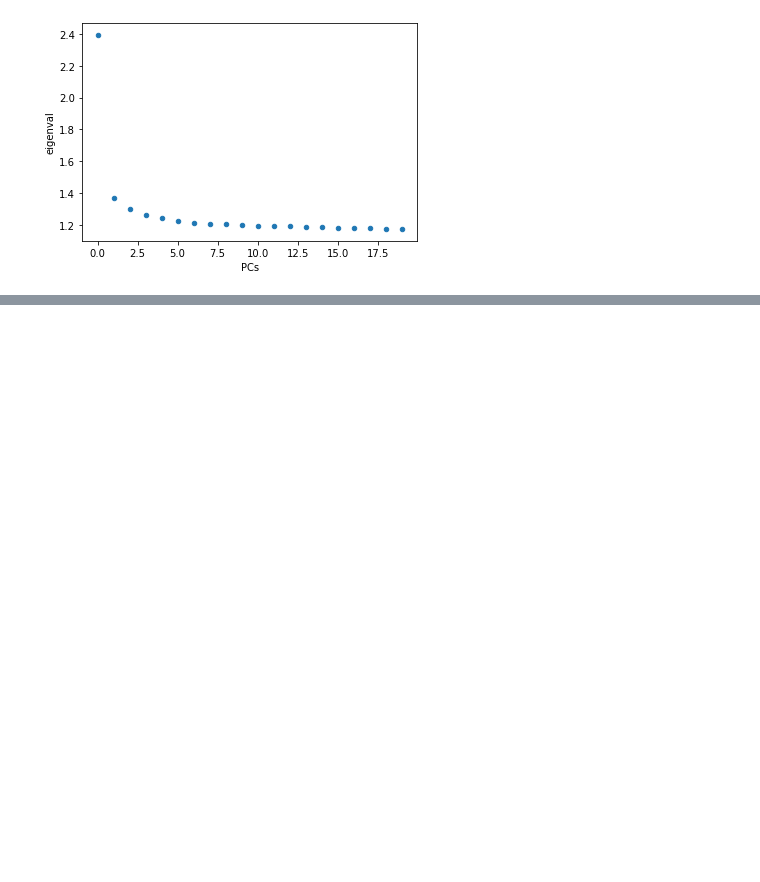
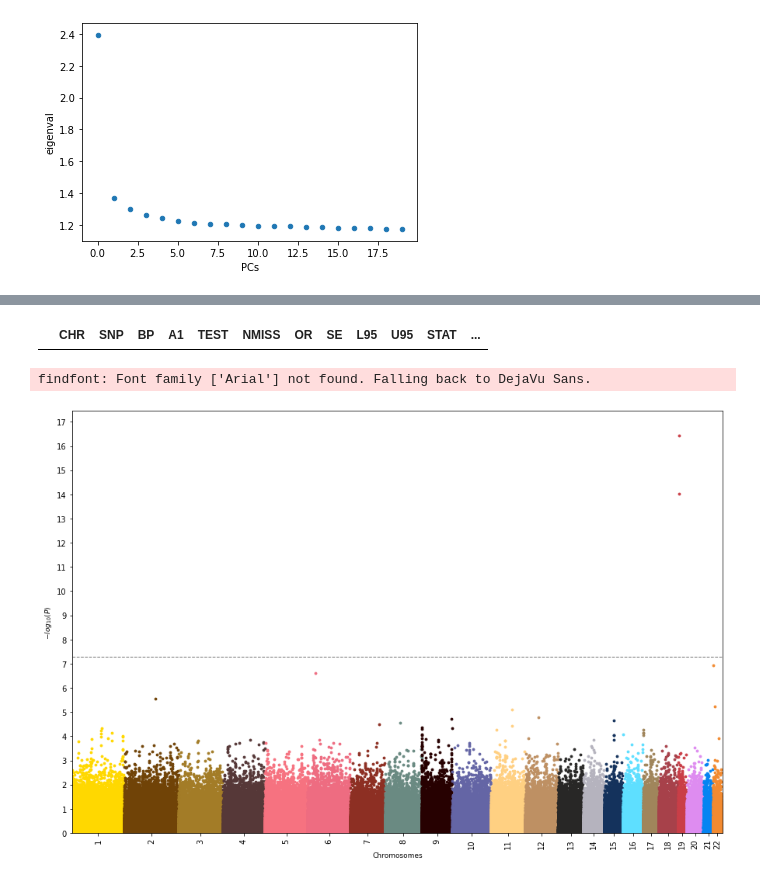
Before and after one commit to TonyZhanghm/DSC180B_Genome_01, a Jupyter notebook: notebooks/Untitled.ipynb, the cells around one changed output, grey strips where cells are left out. Drawn from its saved outputs; the diff is of its cells as text; code cells hidden in the pictures; blank space fills up the shorter version.

```diff
--- a/notebooks/Untitled.ipynb
+++ b/notebooks/Untitled.ipynb
@@ -160,0 +233,10 @@ plot_eigenval('../data/pca.eigenval')
+# %%
+temp=df[(df['BP']>(row['start']-50000000)) & (df['BP']<(row['end']+50000000)) & (df['CHR']==1)]
+temp
+# %% [output]
+|  | CHR | SNP | BP | A1 | TEST | NMISS | OR | SE | L95 | U95 | STAT | ... |
+# %%
+visuz.marker.mhat(df=df, chr='CHR',pv='P', show=True, gwas_sign_line=True, dim=(15,10))
+# %% [output]
+findfont: Font family ['Arial'] not found. Falling back to DejaVu Sans.
+[figure, added]
```
Also changed, not shown: parts of 9 cells of this notebook, 1 other file.
